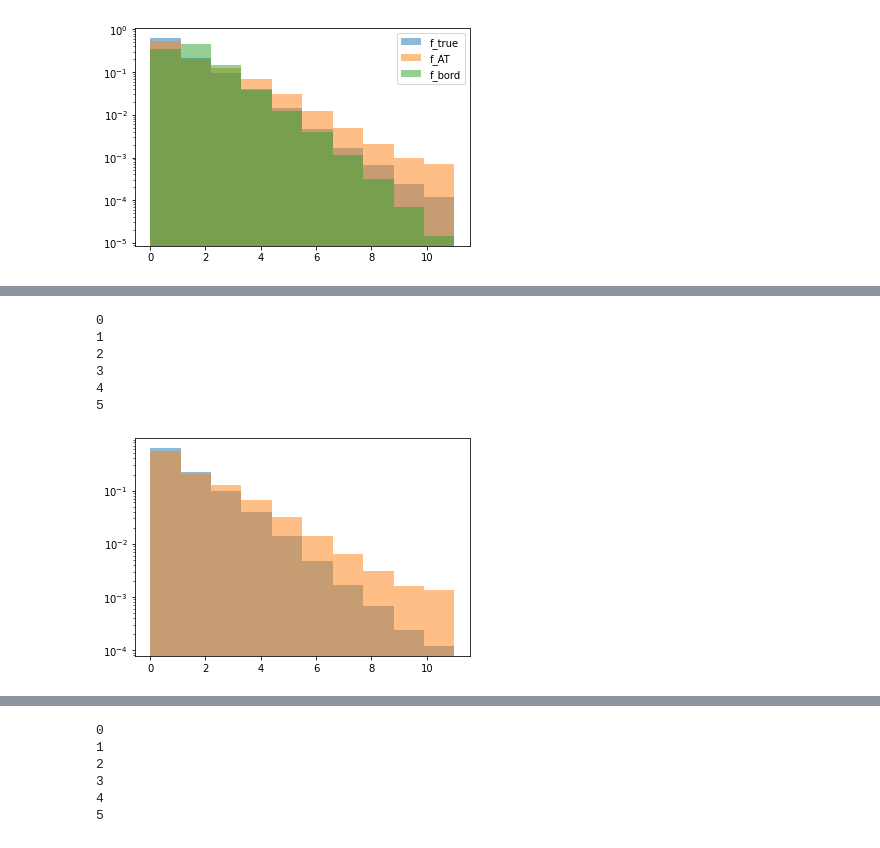
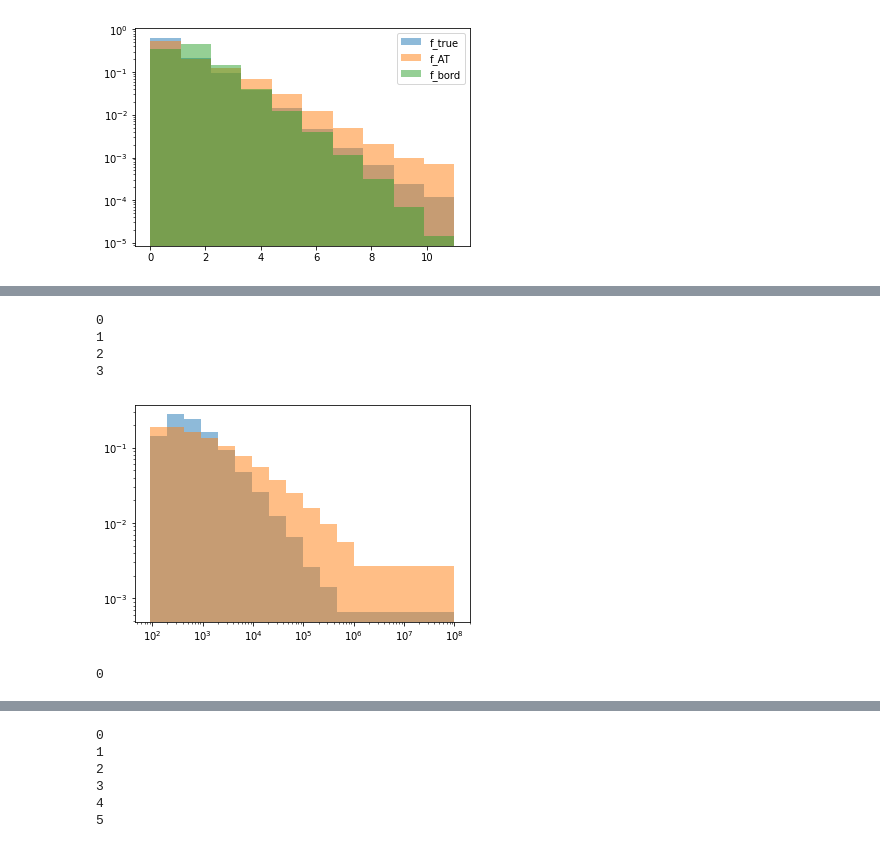
Before and after one commit to janjaek/DSEA-test, a Jupyter notebook: dsea_mord.ipynb, the cells around one changed output, grey strips where cells are left out. Cells and saved outputs as stored; diff of their text form; code cells hidden in the pictures.

```diff
--- a/dsea_mord.ipynb
+++ b/dsea_mord.ipynb
@@ -208,20 +224,41 @@ plt.show()
 # %%
 #logistic AT with decaying stepsize(transformed data)
 def inspect_alpha(k, alpha, chi2s, f):
     print(alpha)
 
 
 alpha_mul = stepsize.decay_mul(0.5)
-f_AT_mul = dsea(X_btest, X_btrain, Y_train, LogisticAT(), K = 5, inspect = inspect_alpha, alpha = alpha_mul)
-plt.hist(range(12), weights = f_true, alpha = 0.5)
-plt.hist(range(12), weights = f_AT_mul, alpha = 0.5)
+f_AT_mul,contr = dsea(X_btest, X_btrain, Y_train, LogisticAT(), K = 3, inspect = inspect_alpha, alpha = alpha_mul,return_contributions = True)
+plt.hist(bin_centers, bins = binning_E, weights = f_true, alpha = 0.5)
+plt.hist(bin_centers, bins = binning_E, weights = f_AT_mul, alpha = 0.5)
+plt.gca().set_xscale('log')
 plt.yscale('log')
 plt.show()
 # %% [output]
 0
 1
 2
 3
-4
-5
-[figure, old version]
+[figure, new version]
+# %%
+def rate_contr(contr):
+    rating=0
+    indices=[]
+    contr_1st=contr.argsort()[:,-1]#returns indices of the highest value
+    contr_2nd=contr.argsort()[:,-2]#return indices of the 2nd highest value
+
+    contr_gap=contr_1st-contr_2nd#array of distances between the highest and 2nd highest bin
+    for i in range(len(contr)):
+        if contr_gap[i]>2:
+            rating=rating+1
+            indices.append(i)
+        elif contr_gap[i]<(-2):
+            rating=rating+1
+            indices.append(i)
+
+    return rating, indices
+
+x,y=rate_contr(contr)
+x
+# %% [output]
+0
```
Also changed, not shown: parts of 7 cells of this notebook, 4 other files.
